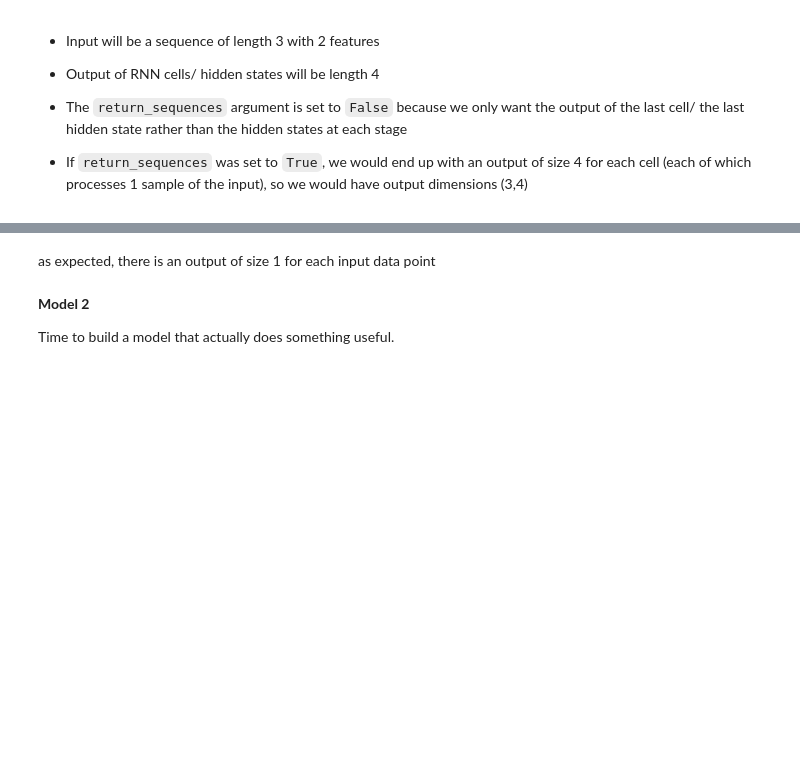
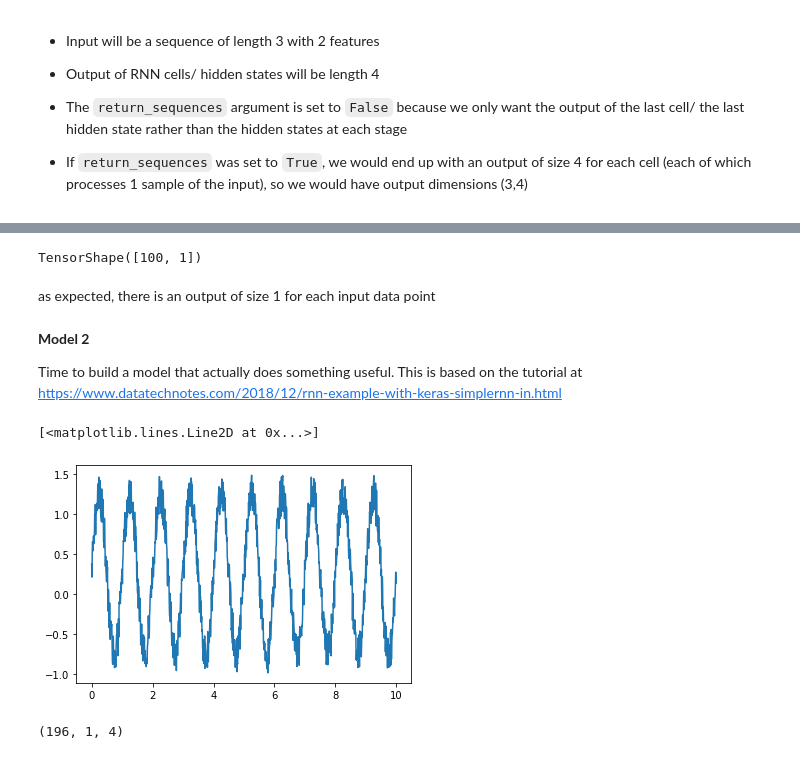
Before and after one commit to pmccthy/data-science-playground, a Jupyter notebook: RNNs/simple_rnn.ipynb, the cells around one changed output, grey strips where cells are left out. Saved outputs shown, nothing was run; the diff lists cells and outputs as text; code cells hidden in the pictures; blank space fills up the shorter version.

Commit message:
added simple RNN for time series prediction

```diff
--- a/RNNs/simple_rnn.ipynb
+++ b/RNNs/simple_rnn.ipynb
@@ -37,6 +30,28 @@ TensorShape([100, 1])
+# %%
+# create 100 samples of input data and pass it through the model
+# (at this point the model is not trained so the output will be meaningless,
+# but looking at the output dimensions is helpful)
+x = np.random.random([100,3,2])
+y = model(x)
+y.shape
+# %% [output]
+TensorShape([100, 1])
 # %% [markdown]
 as expected, there is an output of size 1 for each input data point
 # %% [markdown]
 **Model 2**
 
-Time to build a model that actually does something useful.
+Time to build a model that actually does something useful. This is based on the tutorial at https://www.datatechnotes.com/2018/12/rnn-example-with-keras-simplernn-in.html
+# %%
+# create some sample data
+fs = 100
+f = 1
+T = 10
+N = fs * T
+t = np.arange(0, N) / fs
+x = np.sin(2 * np.pi * f * t) + np.random.random(N) / 2
+# %%
+plt.plot(t,x)
+# %% [output]
+[<matplotlib.lines.Line2D at 0x...>]
+[figure, added]
@@ -42,0 +80,10 @@ Time to build a model that actually does something useful.
+# %%
+# reshape data to make compatible with keras as
+# keras expects matrix: (num_samples, num features, input length)
+# the second dimension will be 1 as we only have 1 feature
+X_train = np.reshape(X_train, (X_train.shape[0], 1, X_train.shape[1]))
+X_test = np.reshape(X_test, (X_test.shape[0], 1, X_test.shape[1]))
+X_train.shape
+X_test.shape
+# %% [output]
+(196, 1, 4)
```
Also changed, not shown: parts of 15 cells of this notebook.
